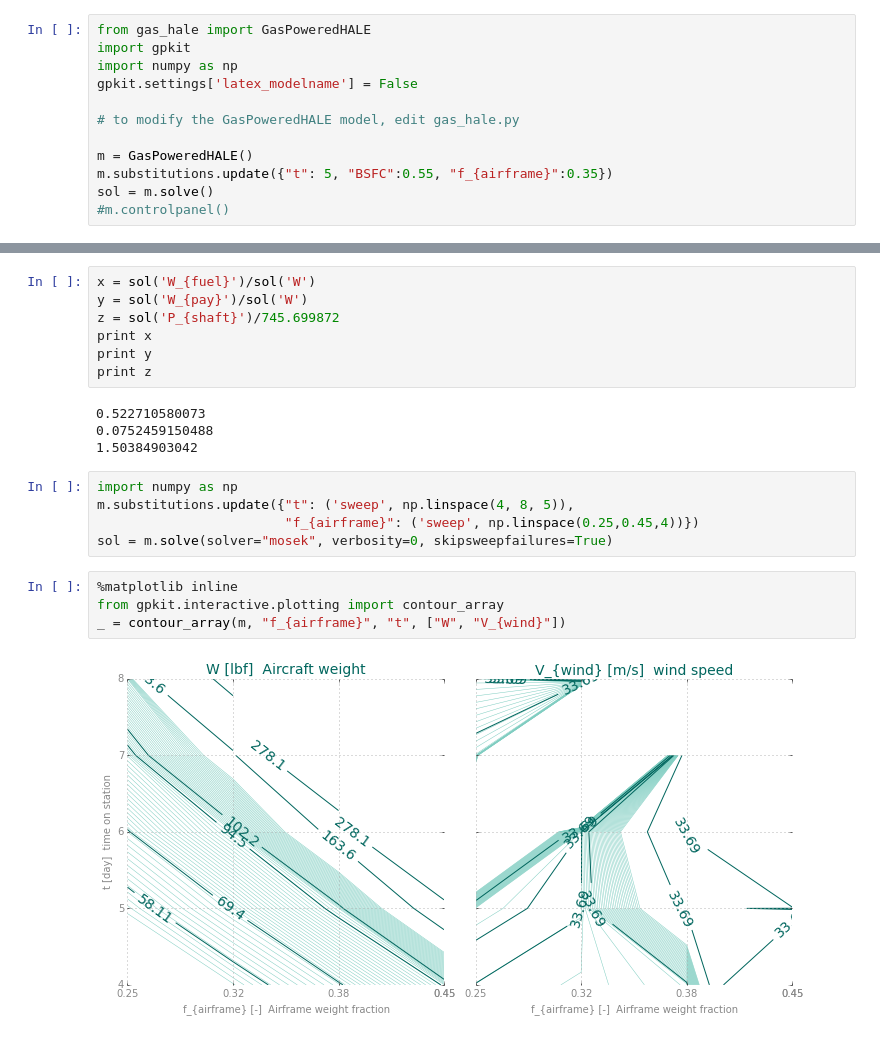
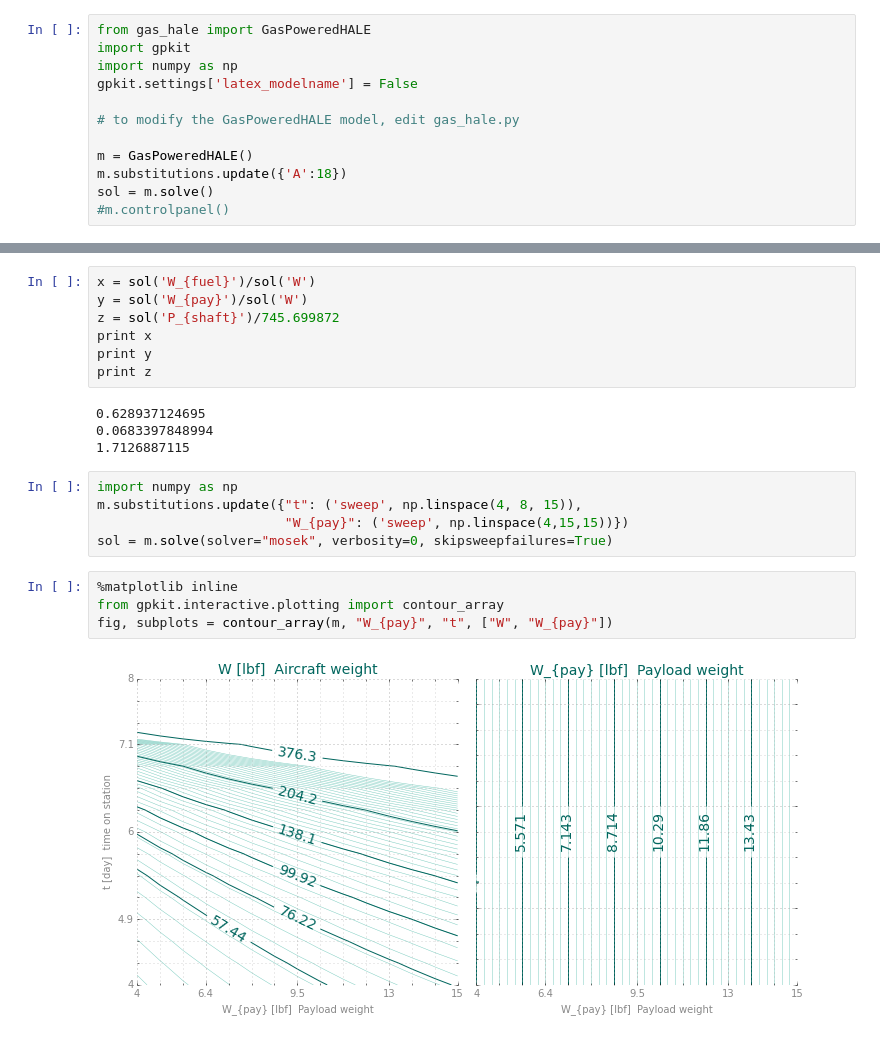
Before and after one commit to giserh/gpkit-models, a Jupyter notebook: 1682/GasPoweredHALE.ipynb, the cells around one changed output, grey strips where cells are left out. Saved outputs shown, nothing was run; the diff lists cells and outputs as text.

Commit message:
modified plots

```diff
--- a/1682/GasPoweredHALE.ipynb
+++ b/1682/GasPoweredHALE.ipynb
@@ -7,7 +7,7 @@ gpkit.settings['latex_modelname'] = False
 # to modify the GasPoweredHALE model, edit gas_hale.py
 
 m = GasPoweredHALE()
-m.substitutions.update({"t": 5, "BSFC":0.55, "f_{airframe}":0.35})
+m.substitutions.update({'A':18})
 sol = m.solve()
 #m.controlpanel()
 # %% [output]
@@ -36,17 +36,17 @@ print x
 print y
 print z
 # %% [output]
-0.522710580073
-0.0752459150488
-1.50384903042
+0.628937124695
+0.0683397848994
+1.7126887115
 # %%
 import numpy as np
-m.substitutions.update({"t": ('sweep', np.linspace(4, 8, 5)),
-                        "f_{airframe}": ('sweep', np.linspace(0.25,0.45,4))})
+m.substitutions.update({"t": ('sweep', np.linspace(4, 8, 15)),
+                        "W_{pay}": ('sweep', np.linspace(4,15,15))})
 sol = m.solve(solver="mosek", verbosity=0, skipsweepfailures=True)
 # %%
 %matplotlib inline
 from gpkit.interactive.plotting import contour_array
-_ = contour_array(m, "f_{airframe}", "t", ["W", "V_{wind}"])
+fig, subplots = contour_array(m, "W_{pay}", "t", ["W", "W_{pay}"])
 # %% [output]
-[figure, old version]
+[figure, new version]
```
Also changed, not shown: parts of 2 cells of this notebook, 1 other file.
